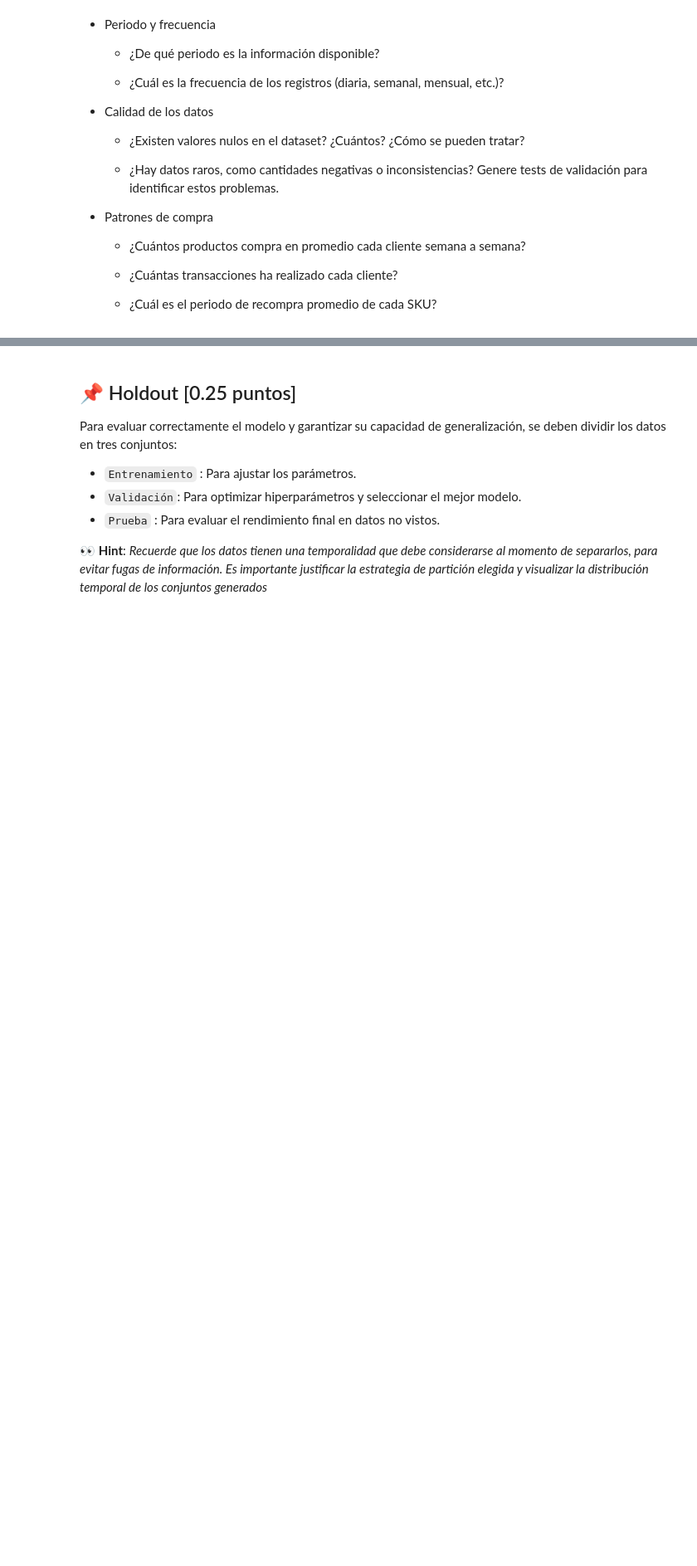
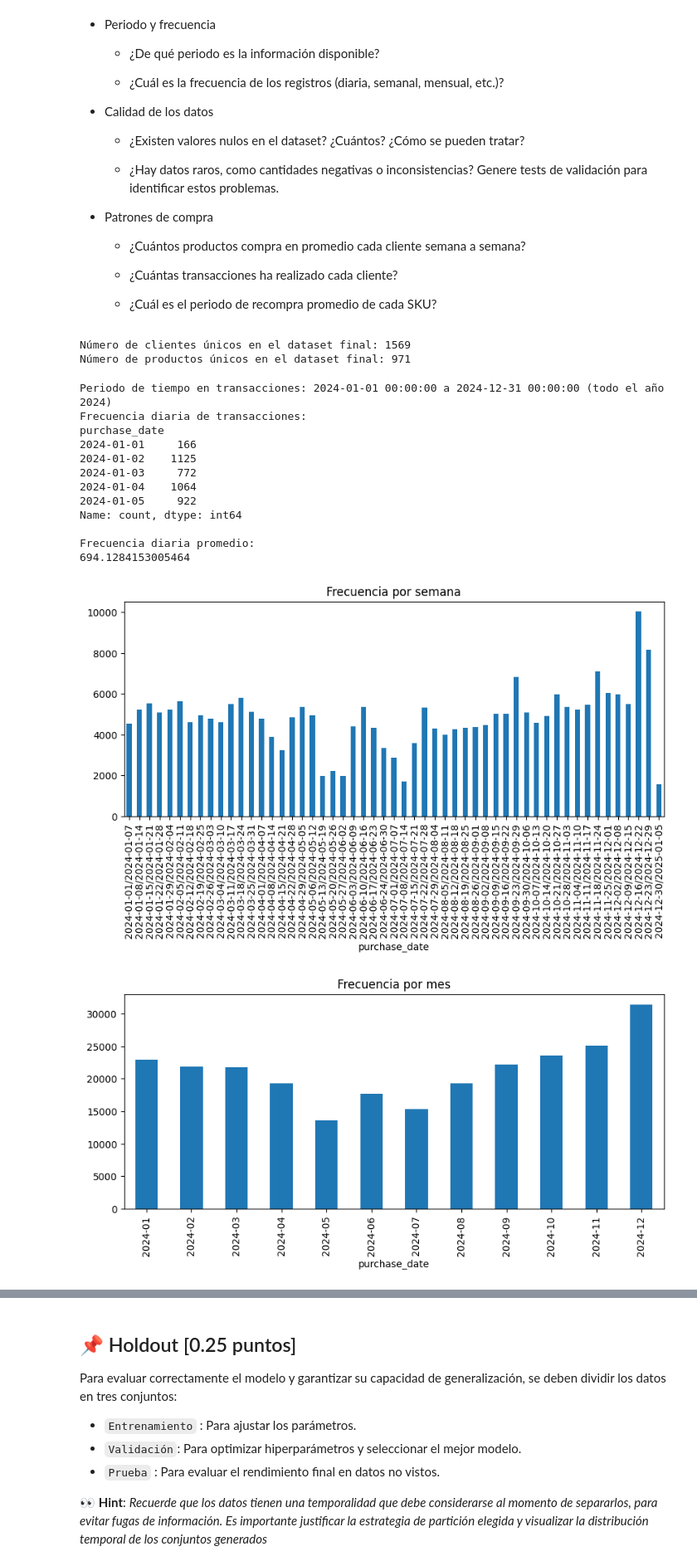
Before and after one commit to rodusflitope/DataScienceLabs, a Jupyter notebook: entrega1/enunciado_entrega1.ipynb, the cells around one changed output, grey strips where cells are left out. Shown at 83% size. Saved outputs shown, nothing was run; the diff lists cells and outputs as text; code cells hidden in the pictures; blank space fills up the shorter version.

```diff
--- a/entrega1/enunciado_entrega1.ipynb
+++ b/entrega1/enunciado_entrega1.ipynb
@@ -187,0 +273,9 @@ Todo proceso llevado a cabo debe estar bien documentado y justificado en el info
+# %%
+clientes = clientes.drop_duplicates()
+productos = productos.drop_duplicates()
+transacciones = transacciones.drop_duplicates()
+
+print("Duplicados eliminados. Nuevas dimensiones:")
+print(f"Clientes: {clientes.shape}")
+print(f"Productos: {productos.shape}")
+print(f"Transacciones: {transacciones.shape}")
@@ -188,3 +315,5 @@ Todo proceso llevado a cabo debe estar bien documentado y justificado en el info
+# %%
+transacciones = transacciones.drop(columns=['items'])
 # %% [markdown]
 ## 📌 EDA [0.5 puntos]
 
@@ -224,0 +352,56 @@ Se deben responder preguntas a partir de lo que puedan visualizar/obtener, por e
+# %%
+# Clientes unicos
+print(f"Número de clientes únicos en el dataset final: {clientes['customer_id'].nunique()}")
+
+# Productos unicos
+print(f"Número de productos únicos en el dataset final: {productos['product_id'].nunique()}")
+# %% [output]
+Número de clientes únicos en el dataset final: 1569
+Número de productos únicos en el dataset final: 971
+# %%
+import matplotlib.pyplot as plt
+
+# Periodo de tiempo
+transacciones['purchase_date'] = pd.to_datetime(transacciones['purchase_date'])
+start_date = transacciones['purchase_date'].min()
+end_date = transacciones['purchase_date'].max()
+
+print(f"Periodo de tiempo en transacciones: {start_date} a {end_date} (todo el año 2024)")
+
+# Frecuencia registros
+fechas = pd.Series(pd.to_datetime(transacciones['purchase_date']))
+
+# Frecuencia diaria
+print("Frecuencia diaria de transacciones:")
+conteo_dia = fechas.value_counts().sort_index()
+print(conteo_dia.head())
+
+print("\nFrecuencia diaria promedio:")
+print(conteo_dia.mean())
+
+# Frecuencia semanal
+conteo_semana = fechas.dt.to_period("W").value_counts().sort_index()
+conteo_semana.plot(kind="bar", figsize=(10,4))
+plt.title("Frecuencia por semana")
+plt.show()
+
+# Frecuencia mensual
+conteo_mes = fechas.dt.to_period("M").value_counts().sort_index()
+conteo_mes.plot(kind="bar", figsize=(10,4))
+plt.title("Frecuencia por mes")
+plt.show()
+# %% [output]
+Periodo de tiempo en transacciones: 2024-01-01 00:00:00 a 2024-12-31 00:00:00 (todo el año 2024)
+Frecuencia diaria de transacciones:
+purchase_date
+2024-01-01     166
+2024-01-02    1125
+2024-01-03     772
+2024-01-04    1064
+2024-01-05     922
+Name: count, dtype: int64
+
+Frecuencia diaria promedio:
+694.1284153005464
+[figure, added]
+[figure, added]
```
Also changed, not shown: parts of 53 cells of this notebook.
